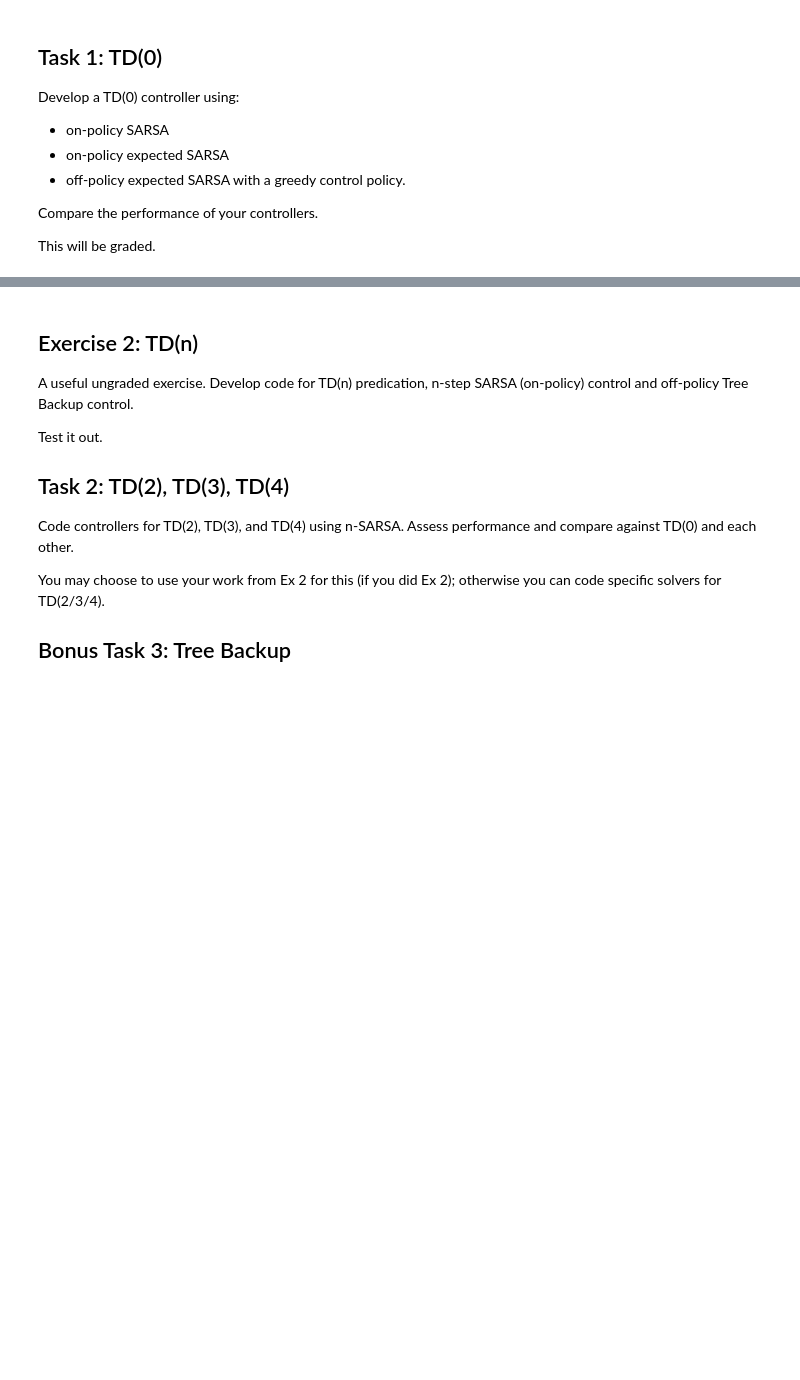
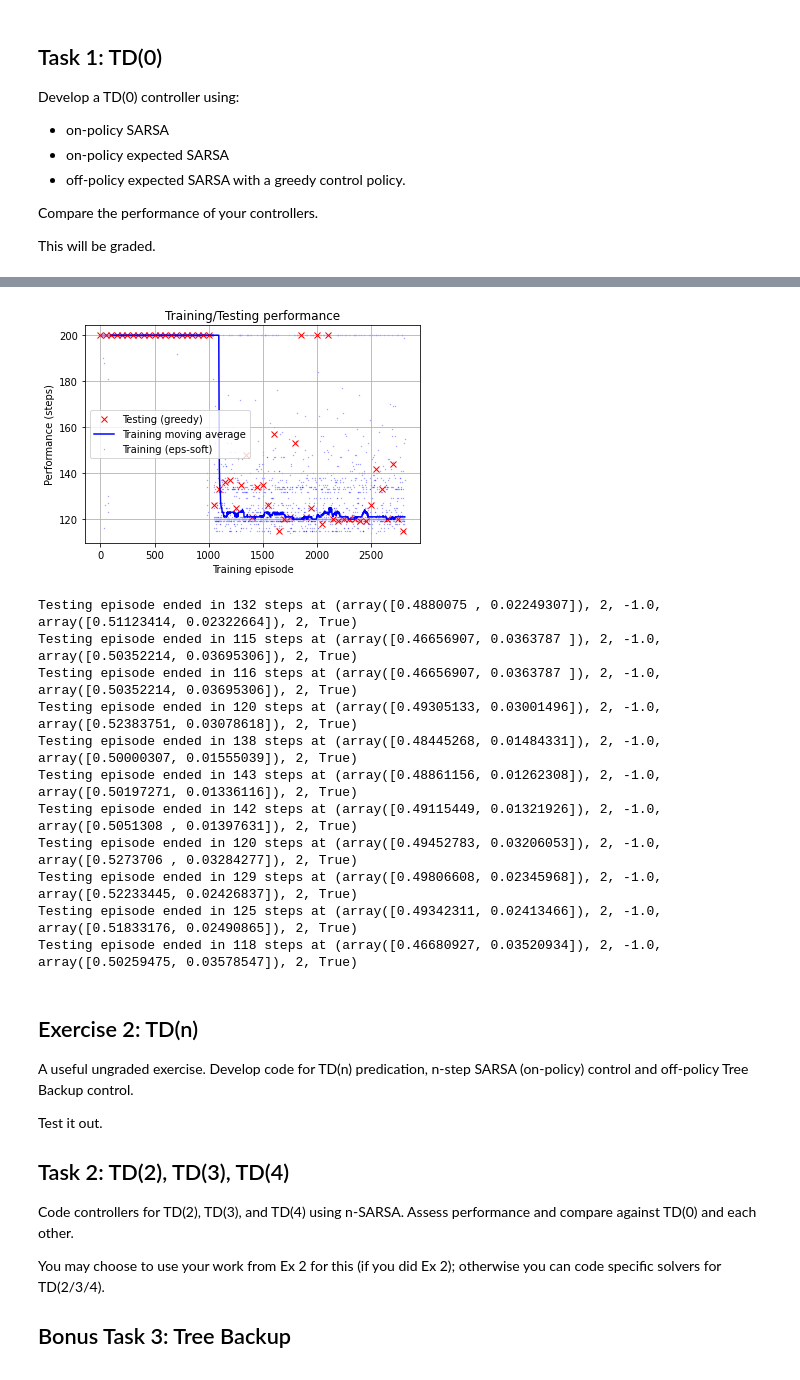
Before and after one commit to constructor-s/aps1080_winter_2021, a Jupyter notebook: A3/A3.ipynb, the cells around one changed output, grey strips where cells are left out. Drawn from its saved outputs; the diff is of its cells as text; code cells hidden in the pictures; blank space fills up the shorter version.

```diff
--- a/A3/A3.ipynb
+++ b/A3/A3.ipynb
@@ -332,3 +353,45 @@ This will be graded.
+# %%
+#%% Off-policy TD(0) expected SARSA with a greedy control policy
+# Training and Testing
+
+# Training
+
+def eSARSA_update_fun(episode, Q, alpha, gamma, *args, **kwargs):
+    """
+    Page 133
+
+    Since pi is a greedy policy (i.e. p[np.argmax(Q[s_])] = 1.0 else 0.0)
+    this is in effect identical to Q learning
+    """
+    s, a, r, s_, a_, done = episode[-1]
+    p = np.zeros(Q.shape[1]); p[np.argmax(Q[s_])] = 1.0
+    Q[s, a] = Q[s, a] + alpha * (r + gamma * (Q[s_] @ p) * (1-done) - Q[s, a])
+
+result = train(step_update_fun=eSARSA_update_fun,
+               gamma=0.999, eps = 0.0001, alpha=0.20, n_training_episodes=2500)
+globals().update(result)
+
+# Testing
+
+for i in range(10):
+    episode = list(run_env(lambda o: np.argmax(Q[obs2state(o)]), plot=False))
+    print(f"Testing episode ended in {len(episode)} steps at {episode[-1]}")
+
+episode = list(run_env(lambda o: np.argmax(Q[obs2state(o)]), plot='display' in globals()))
+print(f"Testing episode ended in {len(episode)} steps at {episode[-1]}")
+# %% [output]
+[figure, added]
+Testing episode ended in 132 steps at (array([0.4880075 , 0.02249307]), 2, -1.0, array([0.51123414, 0.02322664]), 2, True)
+Testing episode ended in 115 steps at (array([0.46656907, 0.0363787 ]), 2, -1.0, array([0.50352214, 0.03695306]), 2, True)
+Testing episode ended in 116 steps at (array([0.46656907, 0.0363787 ]), 2, -1.0, array([0.50352214, 0.03695306]), 2, True)
+Testing episode ended in 120 steps at (array([0.49305133, 0.03001496]), 2, -1.0, array([0.52383751, 0.03078618]), 2, True)
+Testing episode ended in 138 steps at (array([0.48445268, 0.01484331]), 2, -1.0, array([0.50000307, 0.01555039]), 2, True)
+Testing episode ended in 143 steps at (array([0.48861156, 0.01262308]), 2, -1.0, array([0.50197271, 0.01336116]), 2, True)
+Testing episode ended in 142 steps at (array([0.49115449, 0.01321926]), 2, -1.0, array([0.5051308 , 0.01397631]), 2, True)
+Testing episode ended in 120 steps at (array([0.49452783, 0.03206053]), 2, -1.0, array([0.5273706 , 0.03284277]), 2, True)
+Testing episode ended in 129 steps at (array([0.49806608, 0.02345968]), 2, -1.0, array([0.52233445, 0.02426837]), 2, True)
+Testing episode ended in 125 steps at (array([0.49342311, 0.02413466]), 2, -1.0, array([0.51833176, 0.02490865]), 2, True)
+Testing episode ended in 118 steps at (array([0.46680927, 0.03520934]), 2, -1.0, array([0.50259475, 0.03578547]), 2, True)
 # %% [markdown]
 
 Exercise 2: TD(n)
```
Also changed, not shown: parts of 5 cells of this notebook.
